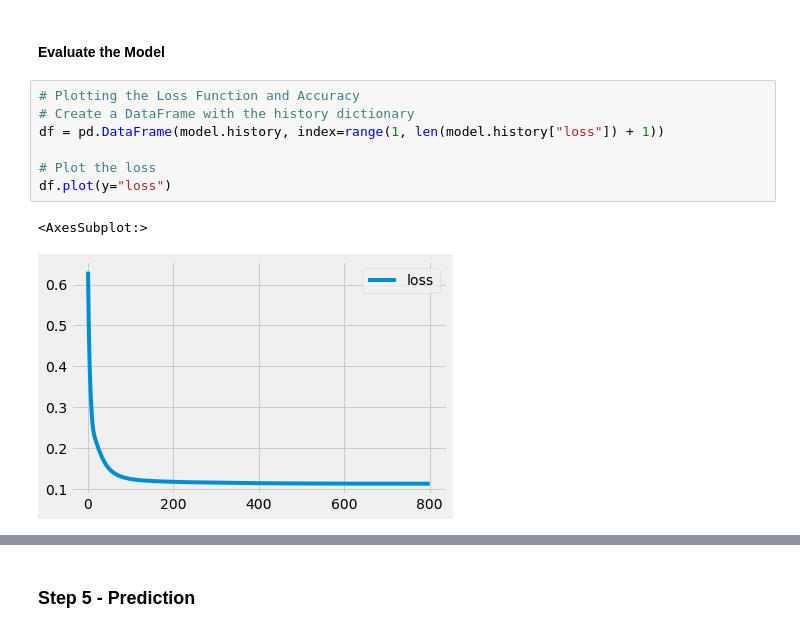
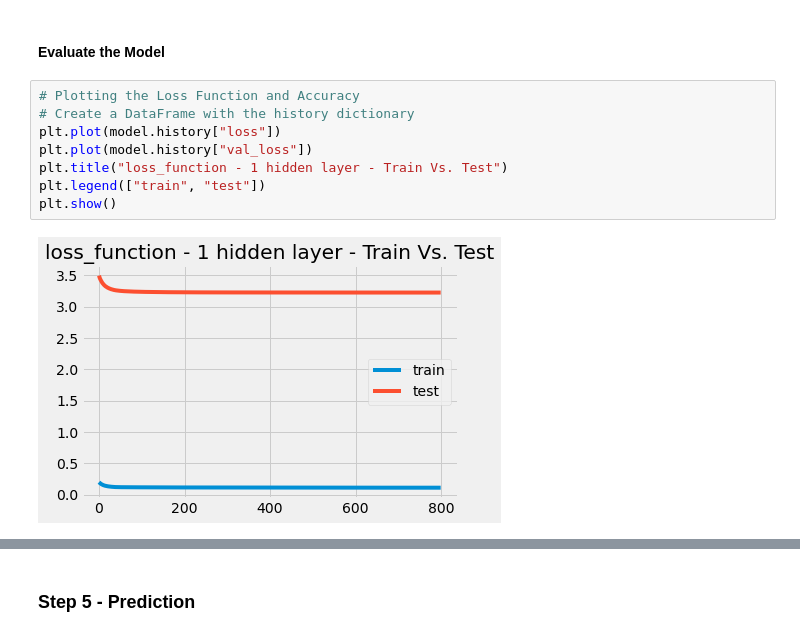
Before and after one commit to douglasg-fintec/Project-2, a Jupyter notebook: Analytic Files/DeepLearningAlternative2.ipynb, the cells around one changed output, grey strips where cells are left out. Drawn from its saved outputs; the diff is of its cells as text.

Commit message:
Adding different Model

```diff
--- a/Analytic Files/DeepLearningAlternative2.ipynb
+++ b/Analytic Files/DeepLearningAlternative2.ipynb
@@ -257,13 +257,13 @@ model = neuron.fit(X, y, validation_split=0.3, epochs=800, verbose=0)
 # %%
 # Plotting the Loss Function and Accuracy
 # Create a DataFrame with the history dictionary
-df = pd.DataFrame(model.history, index=range(1, len(model.history["loss"]) + 1))
-
-# Plot the loss
-df.plot(y="loss")
+plt.plot(model.history["loss"])
+plt.plot(model.history["val_loss"])
+plt.title("loss_function - 1 hidden layer - Train Vs. Test")
+plt.legend(["train", "test"])
+plt.show()
 # %% [output]
-<AxesSubplot:>
-[figure, old version]
+[figure, new version]
 # %%
 # Evaluate the model using the testing data
 model_loss, model_accuracy = neuron.evaluate(X_test_scaled, y_test, verbose=2)
```
Also changed, not shown: parts of 4 cells of this notebook, 4 other files.
